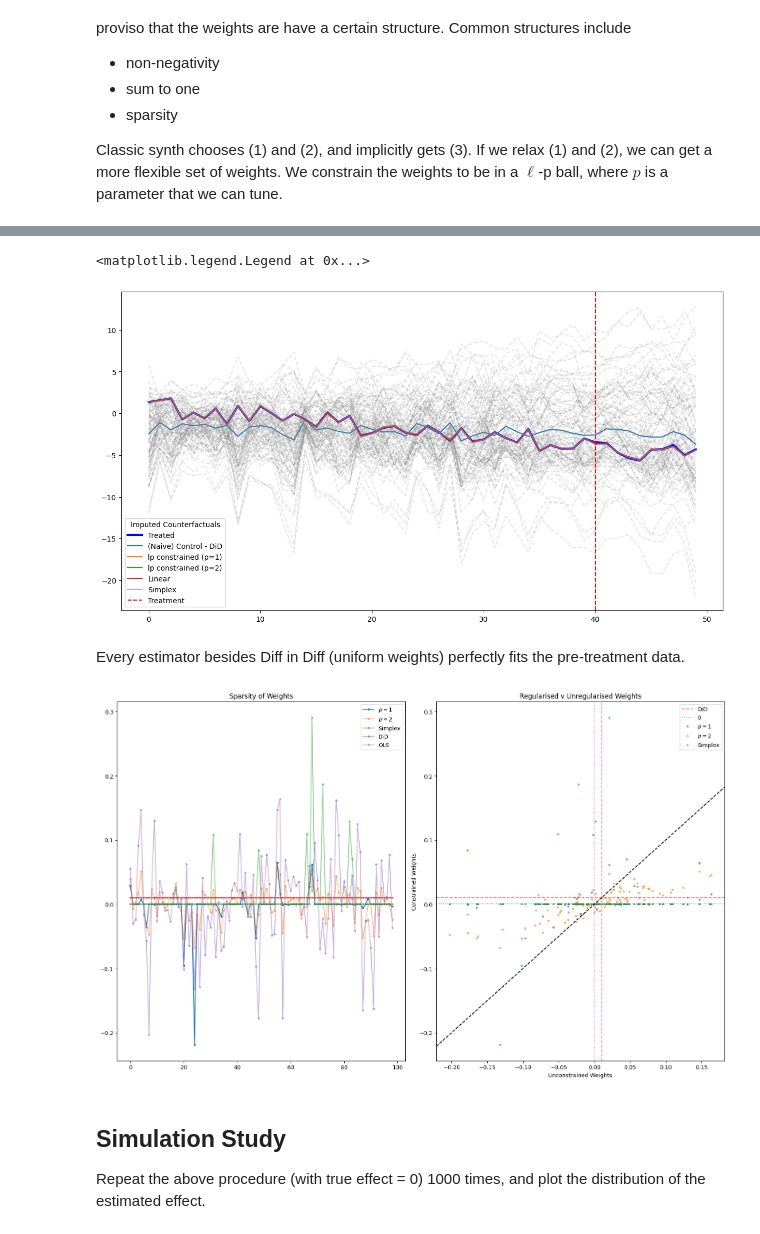
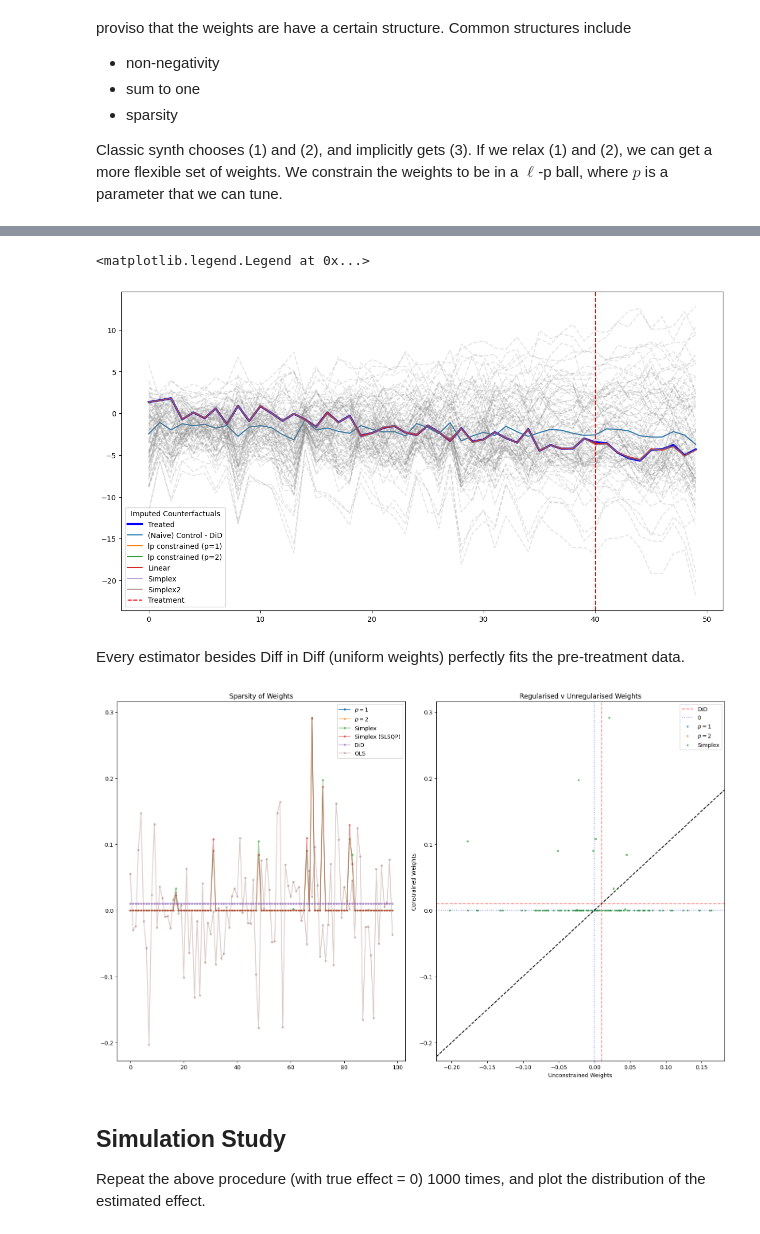
Before and after one commit to apoorvalal/pyensmallen, a Jupyter notebook: notebooks/synth.ipynb, the cells around one changed output, grey strips where cells are left out. Saved outputs shown, nothing was run; the diff lists cells and outputs as text; code cells hidden in the pictures.

Commit message:
add working simplex solver

```diff
--- a/notebooks/synth.ipynb
+++ b/notebooks/synth.ipynb
@@ -163,10 +168,11 @@ def synthetic_control_linear(Y, treated_units, T_pre):
 # %%
+
 # synth classic
 from scipy.optimize import fmin_slsqp
 from toolz import partial
 
 
-def synthetic_control_linear_simplex(Y, treated_units, T_pre):
+def synthetic_control_slsqp_simplex(Y, treated_units, T_pre):
     Y_treated = Y[treated_units, :T_pre].mean(axis=0)
     Y_control = Y[np.setdiff1d(range(Y.shape[0]), treated_units), :T_pre]
     _w = np.repeat(1 / Y_control.shape[0], Y_control.shape[0])
@@ -174,8 +180,8 @@ def synthetic_control_linear_simplex(Y, treated_units, T_pre):
     simplex_synth = fmin_slsqp(
         partial(objective, X=Y_control.T, y=Y_treated),
         _w,
-        f_eqcons=lambda x: np.sum(x) - 1,  # normalisation
-        bounds=w_bnds,  # simplex
+        f_eqcons=lambda x: np.sum(x) - 1, # normalisation
+        bounds=w_bnds,                    # simplex
         disp=False,
     )
     return simplex_synth
@@ -181,0 +194,3 @@ def synthetic_control_linear_simplex(Y, treated_units, T_pre):
+# %%
+%%time
+w_simplex2 = synthetic_control_slsqp_simplex(Y, treated_units, T_pre)
@@ -182,8 +200,7 @@ def synthetic_control_linear_simplex(Y, treated_units, T_pre):
 # %%
-w_opt_1, opt_lam_1 = synthetic_control_frank_wolfe(Y, treated_units, T_pre, p=1.0)
-w_opt_2, opt_lam_2 = synthetic_control_frank_wolfe(Y, treated_units, T_pre, p=2.0)
+w_opt_1, opt_lam_1 = synthetic_control_frank_wolfe(Y, treated_units, T_pre, p=1.0, reg_param=0.0)
+w_opt_2, opt_lam_2 = synthetic_control_frank_wolfe(Y, treated_units, T_pre, p=2.0, reg_param=0.0)
 w_opt_linear = synthetic_control_linear(Y, treated_units, T_pre)
-w_simplex = synthetic_control_linear_simplex(Y, treated_units, T_pre)
 # %%
 f, ax = plt.subplots(1, 1, figsize=(15, 8))
 
@@ -199,52 +216,57 @@ ax.plot(np.dot(Y_control.T, w_opt_1), label="lp constrained (p=1)")
 ax.plot(np.dot(Y_control.T, w_opt_2), label="lp constrained (p=2)")
 ax.plot(np.dot(Y_control.T, w_opt_linear), label="Linear")
 ax.plot(np.dot(Y_control.T, w_simplex), alpha=0.6, label="Simplex")
+ax.plot(np.dot(Y_control.T, w_simplex2), alpha=0.6, label="Simplex2")
 
 ax.axvline(T_pre, color="red", linestyle="--", label="Treatment")
 ax.legend(title="Imputed Counterfactuals")
 # %% [output]
 <matplotlib.legend.Legend at 0x...>
-[figure, old version]
+[figure, new version]
 # %% [markdown]
 Every estimator besides Diff in Diff (uniform weights) perfectly fits the pre-treatment data.
 # %%
 f, ax = plt.subplots(1, 2, figsize=(16, 10))
 
-ax[1].axvline(1 / Y_control.shape[0], alpha=0.5, color="red", linestyle="--", label = "DiD")
+ax[1].axvline(
+    1 / Y_control.shape[0], alpha=0.5, color="red", linestyle="--", label="DiD"
+)
 ax[1].axhline(1 / Y_control.shape[0], alpha=0.5, color="red", linestyle="--")
-ax[1].axvline(0, color="blue",        alpha=0.5, linestyle=":", label = '0')
-ax[1].axhline(0, color="blue",        alpha=0.5, linestyle=":")
+ax[1].axvline(0, color="blue", alpha=0.5, linestyle=":", label="0")
+ax[1].axhline(0, color="blue", alpha=0.5, linestyle=":")
 
 ax[0].plot(w_opt_1, label=r"$p=1$", marker=".")
 ax[0].plot(w_opt_2, label=r"$p=2$", marker=".", alpha=0.5)
 ax[0].plot(w_simplex, label="Simplex", marker=".", alpha=0.5)
+ax[0].plot(w_simplex2, label="Simplex (SLSQP)", marker=".", alpha=0.5)
 ax[0].plot(
     np.repeat(1 / Y_control.shape[0], Y_control.shape[0]),
     label="DiD",
     marker=".",
     alpha=0.5,
 )
-ax[0].plot(w_opt_linear, label="OLS", marker=".", alpha=0.5)
+ax[0].plot(w_opt_linear, label="OLS", marker=".", alpha=0.3)
 ax[0].legend()
 ax[0].set_title("Sparsity of Weights")
 
-ax[1].scatter(w_opt_linear, w_opt_1,   s = 8, alpha=0.6, label="$p=1$")
-ax[1].scatter(w_opt_linear, w_opt_2,   s = 8, alpha=0.6, label="$p=2$")
-ax[1].scatter(w_opt_linear, w_simplex, s = 8, alpha=0.6, label="Simplex")
+ax[1].scatter(w_opt_linear, w_opt_1, s=8, alpha=0.6, label="$p=1$")
+ax[1].scatter(w_opt_linear, w_opt_2, s=8, alpha=0.6, label="$p=2$")
+ax[1].scatter(w_opt_linear, w_simplex, s=8, alpha=0.6, label="Simplex")
+ax[1].scatter(w_opt_linear, w_simplex2, s=8, alpha=0.6, label="Simplex (SLSQP)")
 ax[1].axline(
     [w_opt_linear.min(), w_opt_linear.min()],
     [w_opt_linear.max(), w_opt_linear.max()],
     color="black",
     linestyle="--",
 )
 
 ax[1].legend()
 ax[1].set_xlabel("Unconstrained Weights")
 ax[1].set_ylabel("Constrained Weights")
 ax[1].set_title("Regularised v Unregularised Weights")
 f.tight_layout()
 # %% [output]
-[figure, old version]
+[figure, new version]
 # %% [markdown]
 ## Simulation Study
 
```
Also changed, not shown: parts of 5 cells of this notebook, 5 other files.
